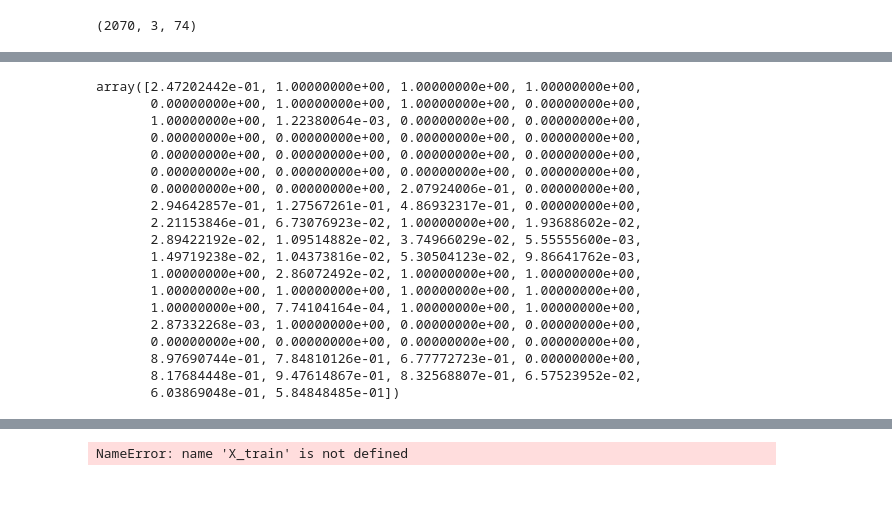
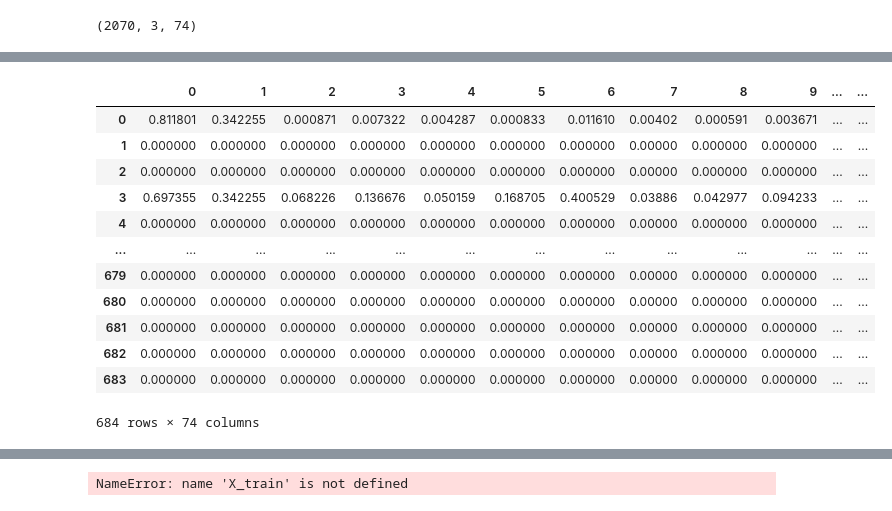
Before and after one commit to madkehl/LSTMPassiveSensing, a Jupyter notebook: LSTMs.ipynb, the cells around one changed output, grey strips where cells are left out. Saved outputs shown, nothing was run; the diff lists cells and outputs as text; code cells hidden in the pictures.

```diff
--- a/LSTMs.ipynb
+++ b/LSTMs.ipynb
@@ -228,7 +231,7 @@ pad_imp = pad_rows(indep_vars, 21)
 # %%
 X_ls = []
 y_ls = []
-for i in pad_imp:
+for i in indep_vars:
     X, y = split_sequence(i)
     X_ls.append(X)
     y_ls.append(y)
@@ -341,22 +345,17 @@ array([0.        , 0.        , 0.        , 0.        , 0.        ,
-# %%
-y_train[1]
-# %% [output]
-array([2.47202442e-01, 1.00000000e+00, 1.00000000e+00, 1.00000000e+00,
-       0.00000000e+00, 1.00000000e+00, 1.00000000e+00, 0.00000000e+00,
-       1.00000000e+00, 1.22380064e-03, 0.00000000e+00, 0.00000000e+00,
-       0.00000000e+00, 0.00000000e+00, 0.00000000e+00, 0.00000000e+00,
-       0.00000000e+00, 0.00000000e+00, 0.00000000e+00, 0.00000000e+00,
-       0.00000000e+00, 0.00000000e+00, 0.00000000e+00, 0.00000000e+00,
-       0.00000000e+00, 0.00000000e+00, 2.07924006e-01, 0.00000000e+00,
-       2.94642857e-01, 1.27567261e-01, 4.86932317e-01, 0.00000000e+00,
-       2.21153846e-01, 6.73076923e-02, 1.00000000e+00, 1.93688602e-02,
-       2.89422192e-02, 1.09514882e-02, 3.74966029e-02, 5.55555600e-03,
-       1.49719238e-02, 1.04373816e-02, 5.30504123e-02, 9.86641762e-03,
-       1.00000000e+00, 2.86072492e-02, 1.00000000e+00, 1.00000000e+00,
-       1.00000000e+00, 1.00000000e+00, 1.00000000e+00, 1.00000000e+00,
-       1.00000000e+00, 7.74104164e-04, 1.00000000e+00, 1.00000000e+00,
-       2.87332268e-03, 1.00000000e+00, 0.00000000e+00, 0.00000000e+00,
-       0.00000000e+00, 0.00000000e+00, 0.00000000e+00, 0.00000000e+00,
-       8.97690744e-01, 7.84810126e-01, 6.77772723e-01, 0.00000000e+00,
-       8.17684448e-01, 9.47614867e-01, 8.32568807e-01, 6.57523952e-02,
-       6.03869048e-01, 5.84848485e-01])
+# %%
+y_test_df = pd.DataFrame(y_test)
+y_test_df
+# %% [output]
+|  | 0 | 1 | 2 | 3 | 4 | 5 | 6 | 7 | 8 | 9 | ... | ... |
+| 0 | 0.811801 | 0.342255 | 0.000871 | 0.007322 | 0.004287 | 0.000833 | 0.011610 | 0.00402 | 0.000591 | 0.003671 | ... | ... |
+| 1 | 0.000000 | 0.000000 | 0.000000 | 0.000000 | 0.000000 | 0.000000 | 0.000000 | 0.00000 | 0.000000 | 0.000000 | ... | ... |
+| 2 | 0.000000 | 0.000000 | 0.000000 | 0.000000 | 0.000000 | 0.000000 | 0.000000 | 0.00000 | 0.000000 | 0.000000 | ... | ... |
+| 3 | 0.697355 | 0.342255 | 0.068226 | 0.136676 | 0.050159 | 0.168705 | 0.400529 | 0.03886 | 0.042977 | 0.094233 | ... | ... |
+| 4 | 0.000000 | 0.000000 | 0.000000 | 0.000000 | 0.000000 | 0.000000 | 0.000000 | 0.00000 | 0.000000 | 0.000000 | ... | ... |
+| ... | ... | ... | ... | ... | ... | ... | ... | ... | ... | ... | ... | ... |
+| 679 | 0.000000 | 0.000000 | 0.000000 | 0.000000 | 0.000000 | 0.000000 | 0.000000 | 0.00000 | 0.000000 | 0.000000 | ... | ... |
+| 680 | 0.000000 | 0.000000 | 0.000000 | 0.000000 | 0.000000 | 0.000000 | 0.000000 | 0.00000 | 0.000000 | 0.000000 | ... | ... |
+| 681 | 0.000000 | 0.000000 | 0.000000 | 0.000000 | 0.000000 | 0.000000 | 0.000000 | 0.00000 | 0.000000 | 0.000000 | ... | ... |
+| 682 | 0.000000 | 0.000000 | 0.000000 | 0.000000 | 0.000000 | 0.000000 | 0.000000 | 0.00000 | 0.000000 | 0.000000 | ... | ... |
+| 683 | 0.000000 | 0.000000 | 0.000000 | 0.000000 | 0.000000 | 0.000000 | 0.000000 | 0.00000 | 0.000000 | 0.000000 | ... | ... |
+684 rows × 74 columns
```
Also changed, not shown: parts of 12 cells of this notebook.
